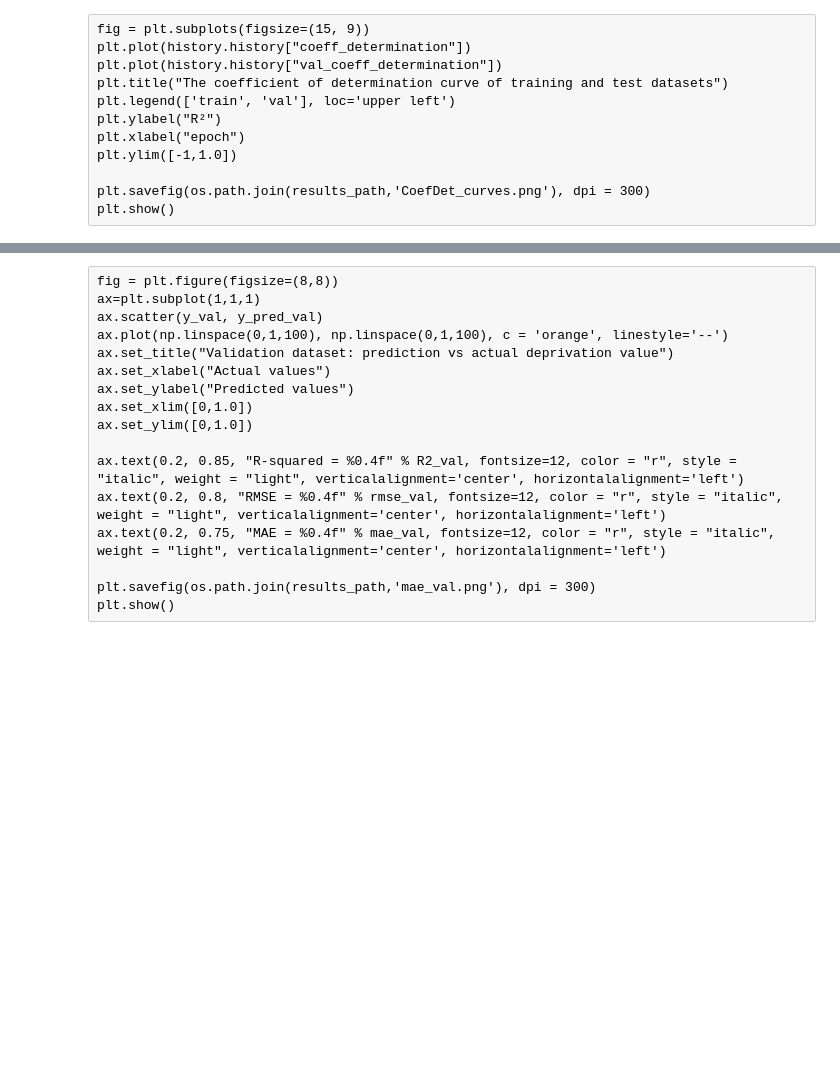
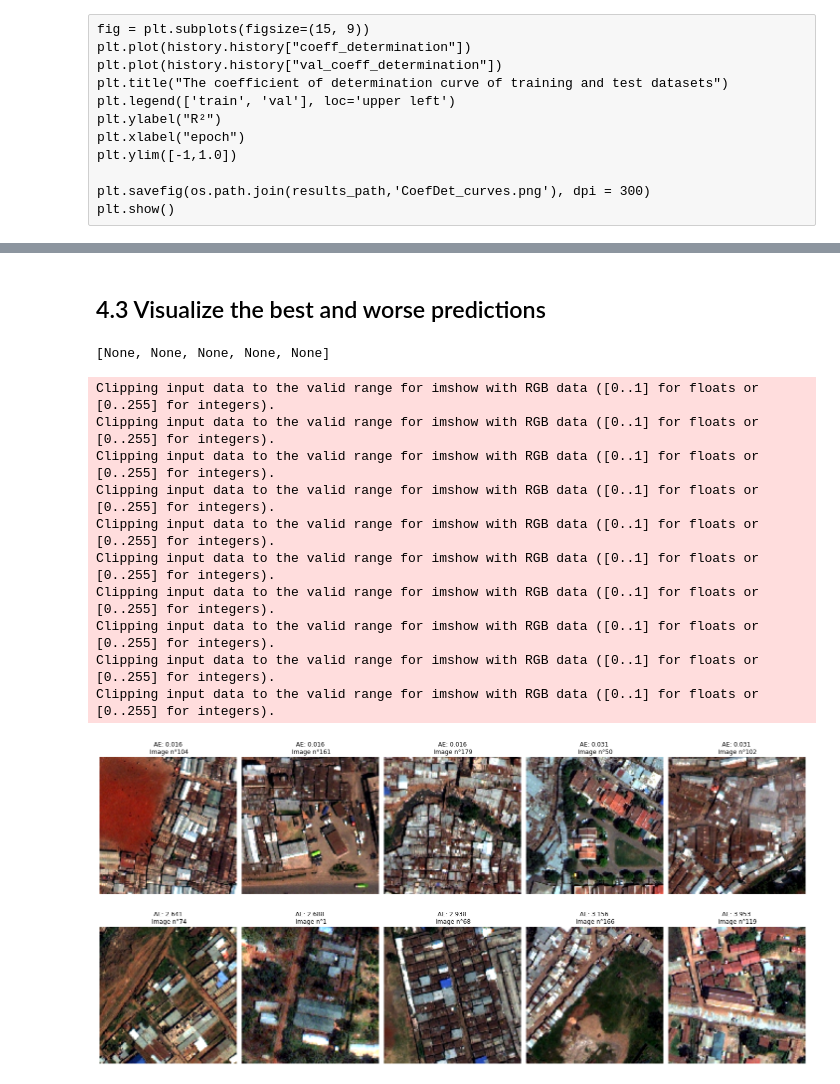
Before and after one commit to tgrippa/Partimap, a Jupyter notebook: Notebooks/CNN_model_hpTune.ipynb, the cells around one changed output, grey strips where cells are left out. Drawn from its saved outputs; the diff is of its cells as text; code cells hidden in the pictures; blank space fills up the shorter version.

```diff
--- a/Notebooks/CNN_model_hpTune.ipynb
+++ b/Notebooks/CNN_model_hpTune.ipynb
@@ -593,0 +744,5 @@ history = model.fit(
+# %%
+# Input shape
+#input_shape = (256, 256, 3)
+input_shape = (128, 128, 4)
+#input_shape = (64, 64, 3)
@@ -593,0 +894,4 @@ history = model.fit(
+# %%
+# Print best hyperparameters
+best_hp_C = tuner.get_best_hyperparameters()[0]
+best_hp_C.values
@@ -627,8 +965,9 @@ plt.show()
 
 In this step, we will configure the model by reloading the weights of best performance through training, and apply it on both the training and validation datasets. The scatter plots will be created to evaluate the model prediction by comparing training and validation datasets, to see if there are over-/under-estimation or over-fitting etc.
 # %%
-# Load best
-best_model = VGG_model()
-#best_model = Simple_CNN()
+# Load and build the model with the best HP
+best_model = VGG_model(best_hp_C)
+best_model.build(x_val.shape)
+# Load the weights from the best checkpoint
 best_model.load_weights(checkpoint_filepath)
 # %% [markdown]
@@ -710,17 +1043,42 @@ plt.show()
-# %% [raw]
-fig = plt.figure(figsize=(8,8))
-ax=plt.subplot(1,1,1)
-ax.scatter(y_val, y_pred_val)
-ax.plot(np.linspace(0,1,100), np.linspace(0,1,100), c = 'orange', linestyle='--')
-ax.set_title("Validation dataset: prediction vs actual deprivation value")
-ax.set_xlabel("Actual values")
-ax.set_ylabel("Predicted values")
-ax.set_xlim([0,1.0])
-ax.set_ylim([0,1.0])
-
-ax.text(0.2, 0.85, "R-squared = %0.4f" % R2_val, fontsize=12, color = "r", style = "italic", weight = "light", verticalalignment='center', horizontalalignment='left')
-ax.text(0.2, 0.8, "RMSE = %0.4f" % rmse_val, fontsize=12, color = "r", style = "italic", weight = "light", verticalalignment='center', horizontalalignment='left')
-ax.text(0.2, 0.75, "MAE = %0.4f" % mae_val, fontsize=12, color = "r", style = "italic", weight = "light", verticalalignment='center', horizontalalignment='left')
-
-plt.savefig(os.path.join(results_path,'mae_val.png'), dpi = 300)
-plt.show()
+# %% [markdown]
+## 4.3 Visualize the best and worse predictions
+# %%
+# Get list of image id and corresponding Absolute Error
+pred_val_score = [(int(x[0][0]),np.round(np.abs(x[2][0]-x[1][0]),3)) for x in zip(photo_id.tolist(), y_val.tolist(), y_pred_val.tolist())]
+pred_val_score = sorted(pred_val_score, key=lambda x: x[1])
+pred_val_score_bestworse = []
+[pred_val_score_bestworse.append(x) for x in pred_val_score[:5]] #Best
+[pred_val_score_bestworse.append(x) for x in pred_val_score[-5:]] #Worse
+# %% [output]
+[None, None, None, None, None]
+# %%
+# Visualize the best and worse predictions
+plt.rcParams["figure.facecolor"] = 'w'
+plt.figure(figsize=(20, 10))
+for i in range(len(pred_val_score_bestworse)):
+    if i<=2:
+        ax = plt.subplot(2, 5, i + 1)
+        plt.imshow(Norma_Xpercentile(x_val[int(pred_val_score_bestworse[i][0])]))
+        plt.axis("off")
+        plt.title("AE: %s\n Image n°%s"%(pred_val_score_bestworse[i][1],pred_val_score_bestworse[i][0]))
+    else:
+        ax = plt.subplot(2, 5, i + 1)
+        plt.imshow(Norma_Xpercentile(x_val[int(pred_val_score_bestworse[i][0])]))
+        plt.axis("off")
+        plt.title("AE: %s\n Image n°%s"%(pred_val_score_bestworse[i][1],pred_val_score_bestworse[i][0]))
+
+#plt.subplots_adjust(hspace=0.001)
+plt.tight_layout()
+plt.savefig(os.path.join(results_path,'Best_Worse_Prediction.png'), dpi=300, bbox_inches='tight')
+# %% [output]
+Clipping input data to the valid range for imshow with RGB data ([0..1] for floats or [0..255] for integers).
+Clipping input data to the valid range for imshow with RGB data ([0..1] for floats or [0..255] for integers).
+Clipping input data to the valid range for imshow with RGB data ([0..1] for floats or [0..255] for integers).
+Clipping input data to the valid range for imshow with RGB data ([0..1] for floats or [0..255] for integers).
+Clipping input data to the valid range for imshow with RGB data ([0..1] for floats or [0..255] for integers).
+Clipping input data to the valid range for imshow with RGB data ([0..1] for floats or [0..255] for integers).
+Clipping input data to the valid range for imshow with RGB data ([0..1] for floats or [0..255] for integers).
+Clipping input data to the valid range for imshow with RGB data ([0..1] for floats or [0..255] for integers).
+Clipping input data to the valid range for imshow with RGB data ([0..1] for floats or [0..255] for integers).
+Clipping input data to the valid range for imshow with RGB data ([0..1] for floats or [0..255] for integers).
+[figure, added]
```
Also changed, not shown: parts of 89 cells of this notebook.
